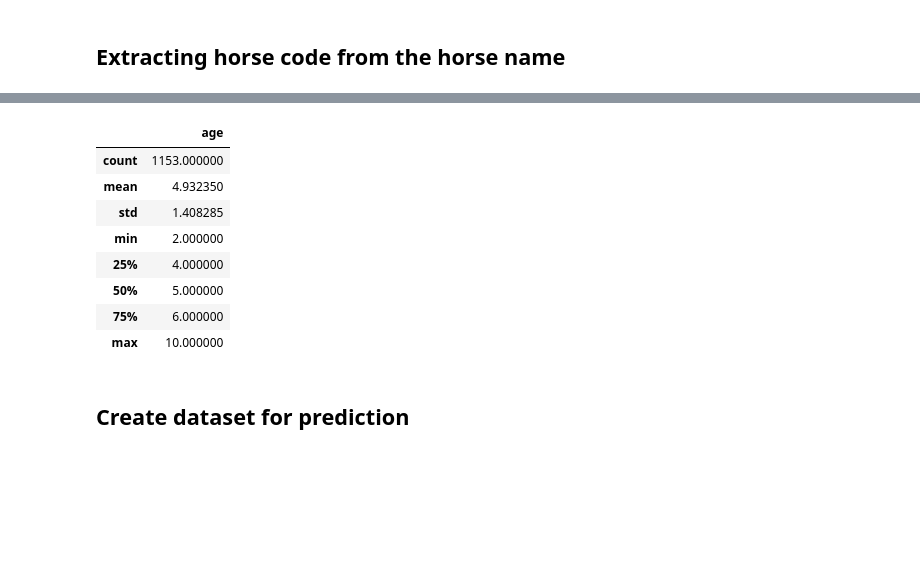
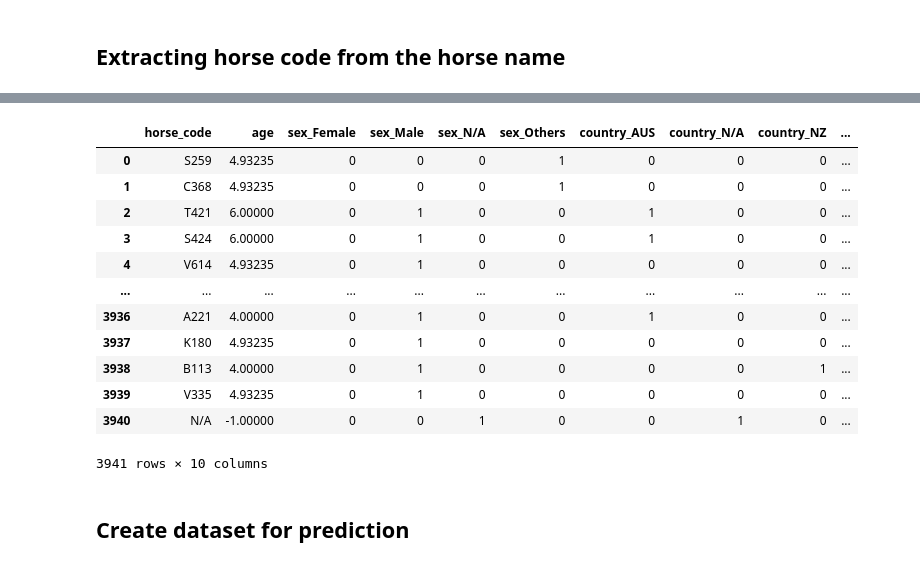
Before and after one commit to ys3250/HKJC, a Jupyter notebook: horse_model_tae.ipynb, the cells around one changed output, grey strips where cells are left out. Saved outputs shown, nothing was run; the diff lists cells and outputs as text; code cells hidden in the pictures; blank space fills up the shorter version.

```diff
--- a/horse_model_tae.ipynb
+++ b/horse_model_tae.ipynb
@@ -248,0 +158,17 @@ pd.get_dummies(horse_dim['sex'])
+# %%
+horse_dim = horse_info[['horse_code','sex','country','age']]
+
+horse_dim.loc[horse_dim['sex'].isnull(), 'sex'] = 'Others'
+horse_dim.loc[horse_dim['sex'].isin(["Colt", "Rig", "Horse", "Gelding"]), 'sex'] = 'Male'
+horse_dim.loc[horse_dim['sex'].isin(["Mare", "Filly"]), 'sex'] = 'Female'
+horse_dim.loc[horse_dim['sex'].isin(["Brown", "Roan", "Grey"]), 'sex'] = 'Others'
+
+horse_dim.loc[~horse_dim['country'].isin(["AUS", "NZ"]), 'country'] = 'Others'
+
+horse_dim.loc[horse_dim['age'].isnull(), 'age'] = np.mean(horse_dim['age'])
+
+no_horse = pd.DataFrame([['N/A','N/A','N/A',-1]],columns = ['horse_code','sex','country','age'])
+
+horse_dim = pd.concat([horse_dim,no_horse]).reset_index(drop = True)
+
+horse_dim
@@ -249,15 +194,24 @@ pd.get_dummies(horse_dim['sex'])
+# %%
+dummy = pd.get_dummies(horse_dim[['sex','country']])
+
+horse_dim = pd.merge(horse_dim, dummy, left_index = True, right_index = True)
+horse_dim.drop(columns = ['sex','country'], inplace = True)
 # %%
-horse_dim.describe()
+horse_dim
 # %% [output]
-|  | age |
-| count | 1153.000000 |
-| mean | 4.932350 |
-| std | 1.408285 |
-| min | 2.000000 |
-| 25% | 4.000000 |
-| 50% | 5.000000 |
-| 75% | 6.000000 |
-| max | 10.000000 |
+|  | horse_code | age | sex_Female | sex_Male | sex_N/A | sex_Others | country_AUS | country_N/A | country_NZ | ... |
+| 0 | S259 | 4.93235 | 0 | 0 | 0 | 1 | 0 | 0 | 0 | ... |
+| 1 | C368 | 4.93235 | 0 | 0 | 0 | 1 | 0 | 0 | 0 | ... |
+| 2 | T421 | 6.00000 | 0 | 1 | 0 | 0 | 1 | 0 | 0 | ... |
+| 3 | S424 | 6.00000 | 0 | 1 | 0 | 0 | 1 | 0 | 0 | ... |
+| 4 | V614 | 4.93235 | 0 | 1 | 0 | 0 | 0 | 0 | 0 | ... |
+| ... | ... | ... | ... | ... | ... | ... | ... | ... | ... | ... |
+| 3936 | A221 | 4.00000 | 0 | 1 | 0 | 0 | 1 | 0 | 0 | ... |
+| 3937 | K180 | 4.93235 | 0 | 1 | 0 | 0 | 0 | 0 | 0 | ... |
+| 3938 | B113 | 4.00000 | 0 | 1 | 0 | 0 | 0 | 0 | 1 | ... |
+| 3939 | V335 | 4.93235 | 0 | 1 | 0 | 0 | 0 | 0 | 0 | ... |
+| 3940 | N/A | -1.00000 | 0 | 0 | 1 | 0 | 0 | 1 | 0 | ... |
+3941 rows × 10 columns
 # %% [markdown]
 ## Create dataset for prediction
 # %%
```
Also changed, not shown: parts of 18 cells of this notebook, 1 other file.
